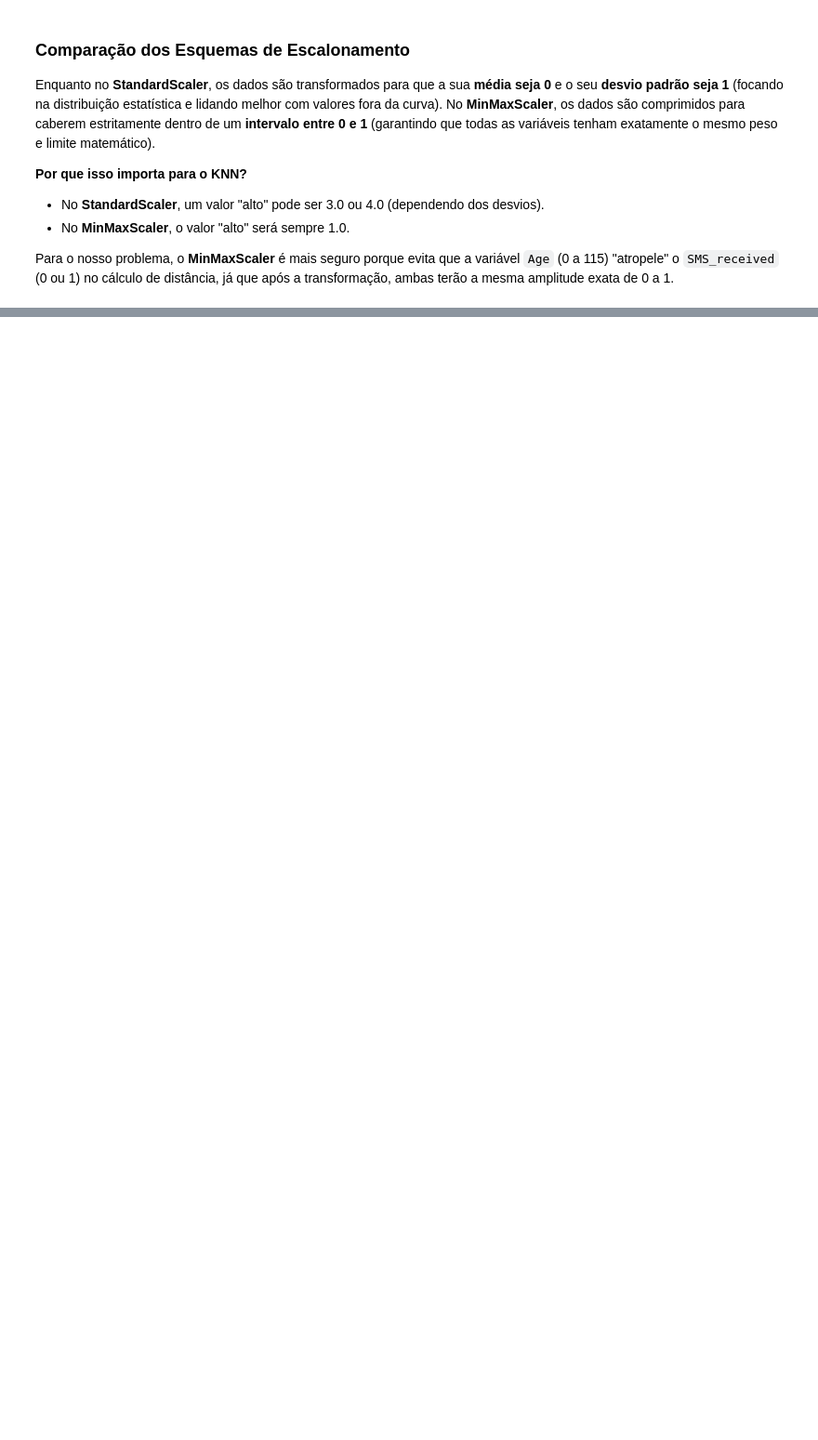
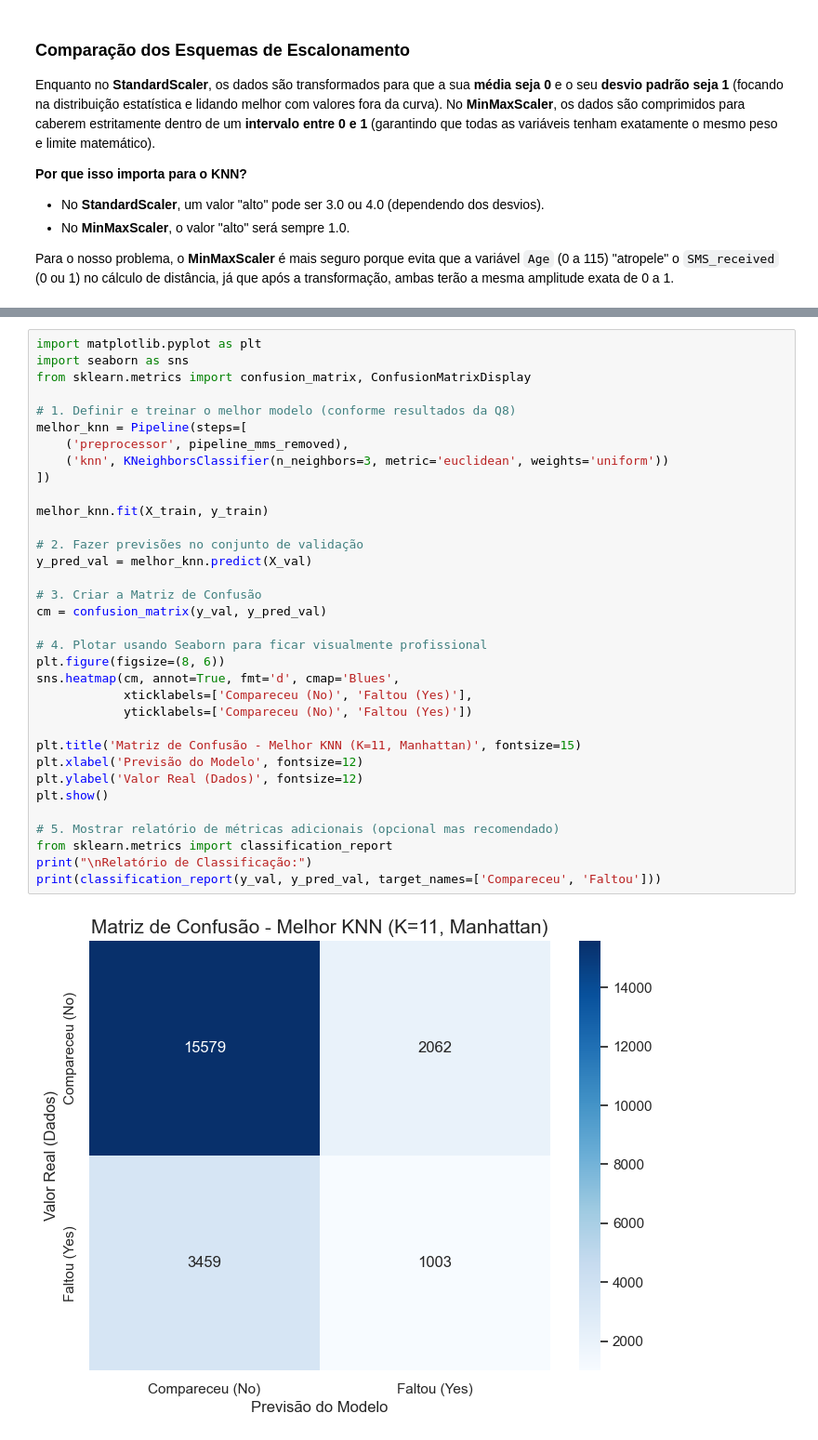
Before and after one commit to leandrowanderley/DataScience_UFAL, a Jupyter notebook: Lista 1/script.ipynb, the cells around one changed output, grey strips where cells are left out. Shown at 93% size. Cells and saved outputs as stored; diff of their text form; blank space fills up the shorter version.

Commit message:
Lista 1 (script.ipynb) feita. Próximos passos: Reescrevar ela para ficar mais legivel

```diff
--- a/Lista 1/script.ipynb
+++ b/Lista 1/script.ipynb
@@ -748,0 +845,36 @@ Para o nosso problema, o **MinMaxScaler** é mais seguro porque evita que a vari
+# %%
+import matplotlib.pyplot as plt
+import seaborn as sns
+from sklearn.metrics import confusion_matrix, ConfusionMatrixDisplay
+
+# 1. Definir e treinar o melhor modelo (conforme resultados da Q8)
+melhor_knn = Pipeline(steps=[
+    ('preprocessor', pipeline_mms_removed),
+    ('knn', KNeighborsClassifier(n_neighbors=3, metric='euclidean', weights='uniform'))
+])
+
+melhor_knn.fit(X_train, y_train)
+
+# 2. Fazer previsões no conjunto de validação
+y_pred_val = melhor_knn.predict(X_val)
+
+# 3. Criar a Matriz de Confusão
+cm = confusion_matrix(y_val, y_pred_val)
+
+# 4. Plotar usando Seaborn para ficar visualmente profissional
+plt.figure(figsize=(8, 6))
+sns.heatmap(cm, annot=True, fmt='d', cmap='Blues',
+            xticklabels=['Compareceu (No)', 'Faltou (Yes)'],
+            yticklabels=['Compareceu (No)', 'Faltou (Yes)'])
+
+plt.title('Matriz de Confusão - Melhor KNN (K=11, Manhattan)', fontsize=15)
+plt.xlabel('Previsão do Modelo', fontsize=12)
+plt.ylabel('Valor Real (Dados)', fontsize=12)
+plt.show()
+
+# 5. Mostrar relatório de métricas adicionais (opcional mas recomendado)
+from sklearn.metrics import classification_report
+print("\nRelatório de Classificação:")
+print(classification_report(y_val, y_pred_val, target_names=['Compareceu', 'Faltou']))
+# %% [output]
+[figure, added]
```
Also changed, not shown: parts of 11 cells of this notebook.
